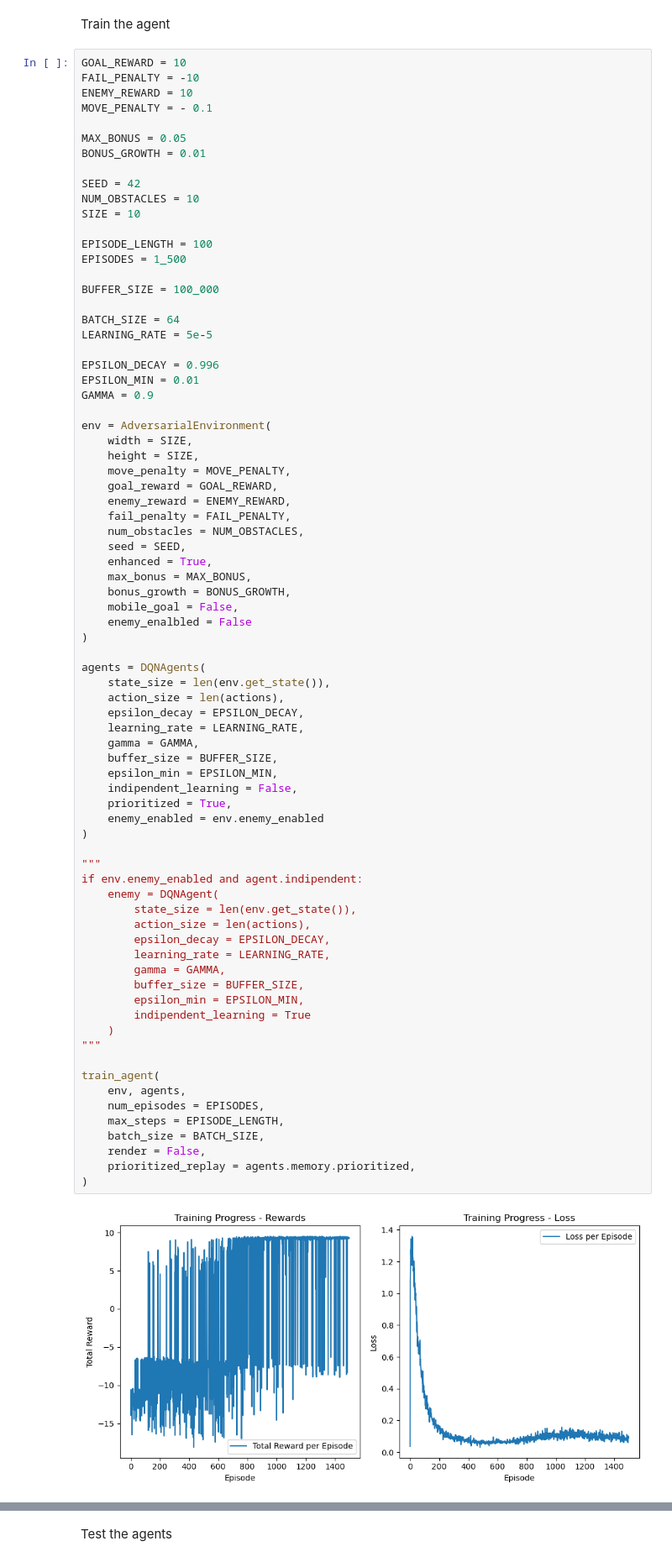
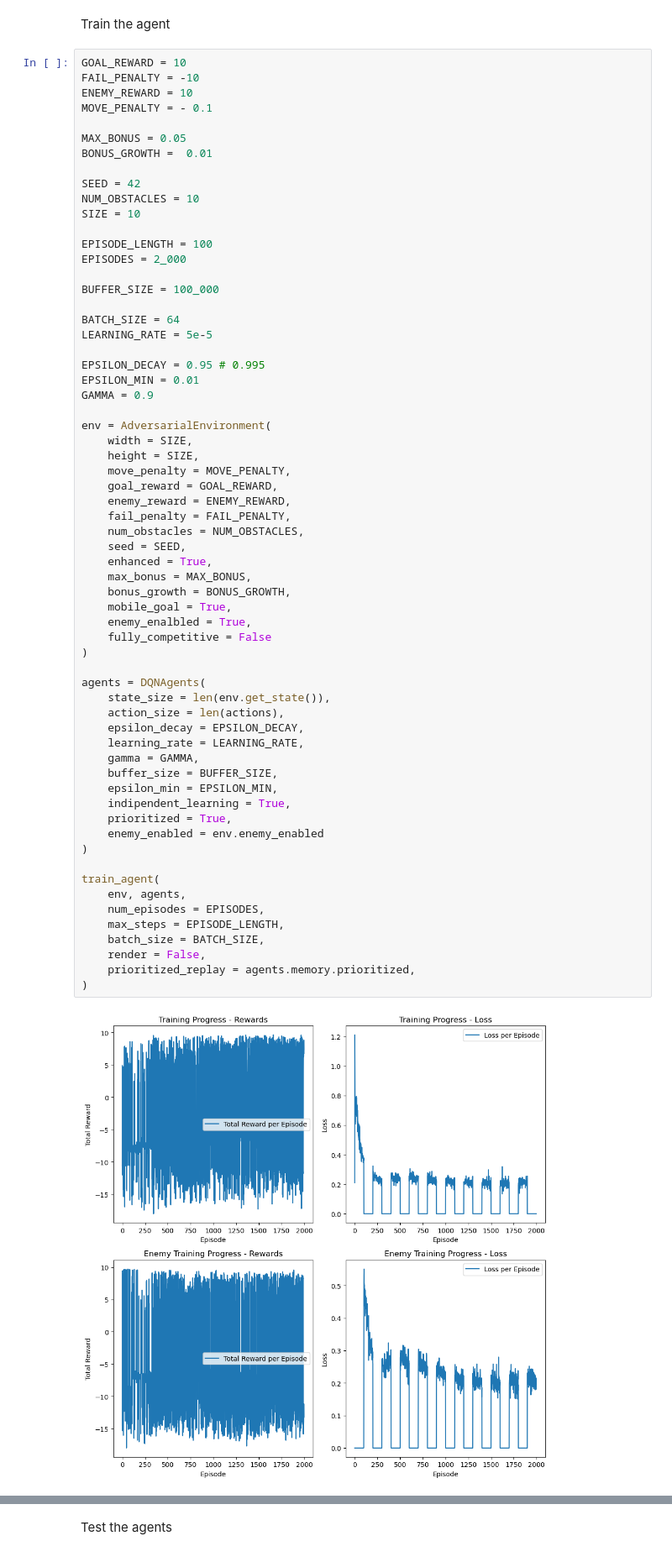
Before and after one commit to matteotrippodo/Adversarial-Agents, a Jupyter notebook: Adversarial-Agents.ipynb, the cells around one changed output, grey strips where cells are left out. Shown at 84% size. Cells and saved outputs as stored; diff of their text form.

```diff
--- a/Adversarial-Agents.ipynb
+++ b/Adversarial-Agents.ipynb
@@ -860,21 +977,21 @@ ENEMY_REWARD = 10
 MOVE_PENALTY = - 0.1
 
 MAX_BONUS = 0.05
-BONUS_GROWTH = 0.01
+BONUS_GROWTH =  0.01
 
 SEED = 42
 NUM_OBSTACLES = 10
 SIZE = 10
 
 EPISODE_LENGTH = 100
-EPISODES = 1_500
+EPISODES = 2_000
 
 BUFFER_SIZE = 100_000
 
 BATCH_SIZE = 64
 LEARNING_RATE = 5e-5
 
-EPSILON_DECAY = 0.996
+EPSILON_DECAY = 0.95 # 0.995
 EPSILON_MIN = 0.01
 GAMMA = 0.9
 
@@ -886,48 +1003,35 @@ env = AdversarialEnvironment(
     enemy_reward = ENEMY_REWARD,
     fail_penalty = FAIL_PENALTY,
     num_obstacles = NUM_OBSTACLES,
     seed = SEED,
     enhanced = True,
     max_bonus = MAX_BONUS,
     bonus_growth = BONUS_GROWTH,
-    mobile_goal = False,
-    enemy_enalbled = False
+    mobile_goal = True,
+    enemy_enalbled = True,
+    fully_competitive = False
 )
 
 agents = DQNAgents(
     state_size = len(env.get_state()),
     action_size = len(actions),
     epsilon_decay = EPSILON_DECAY,
     learning_rate = LEARNING_RATE,
     gamma = GAMMA,
     buffer_size = BUFFER_SIZE,
     epsilon_min = EPSILON_MIN,
-    indipendent_learning = False,
+    indipendent_learning = True,
     prioritized = True,
     enemy_enabled = env.enemy_enabled
 )
-
-"""
-if env.enemy_enabled and agent.indipendent:
-    enemy = DQNAgent(
-        state_size = len(env.get_state()),
-        action_size = len(actions),
-        epsilon_decay = EPSILON_DECAY,
-        learning_rate = LEARNING_RATE,
-        gamma = GAMMA,
-        buffer_size = BUFFER_SIZE,
-        epsilon_min = EPSILON_MIN,
-        indipendent_learning = True
-    )
-"""
 
 train_agent(
     env, agents,
     num_episodes = EPISODES,
     max_steps = EPISODE_LENGTH,
     batch_size = BATCH_SIZE,
     render = False,
     prioritized_replay = agents.memory.prioritized,
 )
 # %% [output]
-[figure, old version]
+[figure, new version]
```
Also changed, not shown: parts of 11 cells of this notebook.
